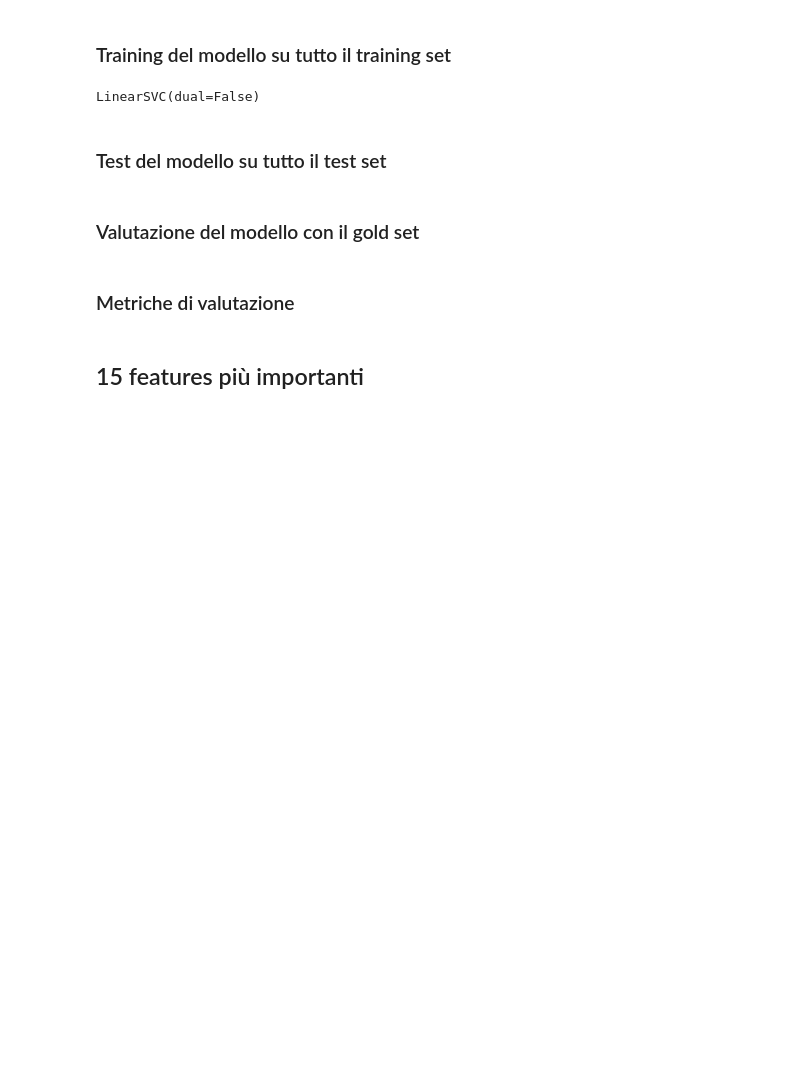
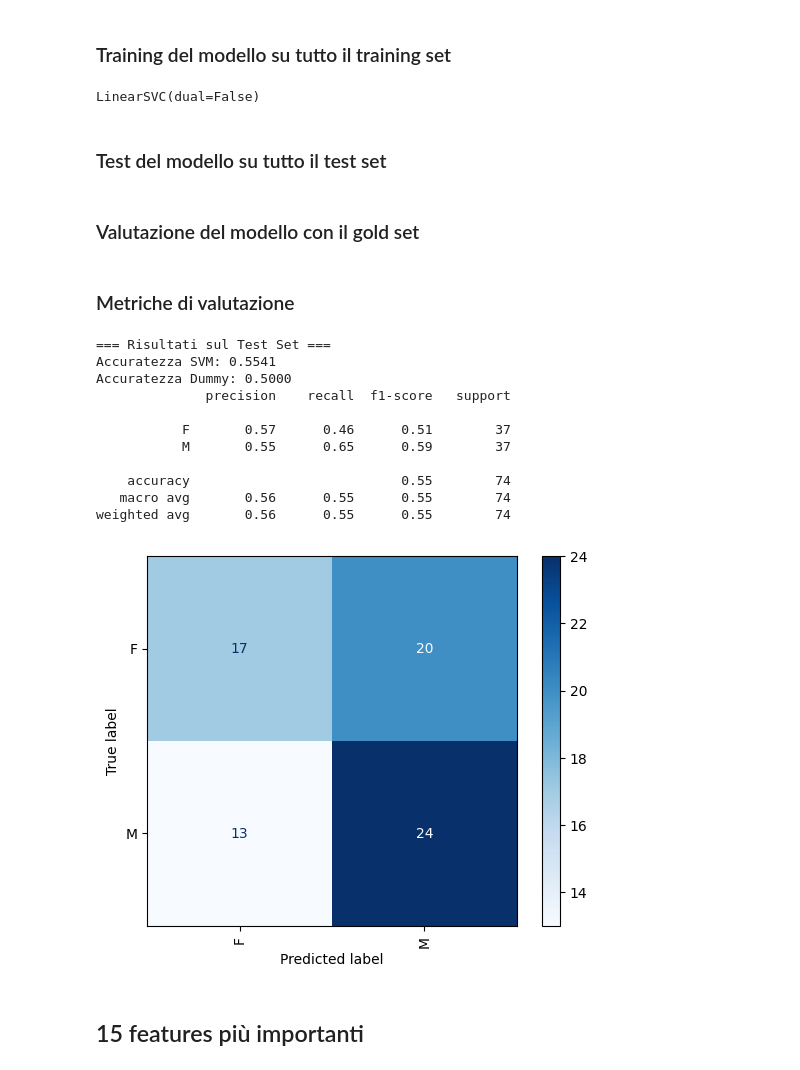
Before and after one commit to agnesecam/GxG_Camici, a Jupyter notebook: scripts/script_SVM_ProfilingUD/SVM_ProfilingUD_InGenre-DI.ipynb, the cells around one changed output. Saved outputs shown, nothing was run; the diff lists cells and outputs as text; code cells hidden in the pictures; blank space fills up the shorter version.

Commit message:
Riferimenti caption Tabelle e Figure

```diff
--- a/scripts/script_SVM_ProfilingUD/SVM_ProfilingUD_InGenre-DI.ipynb
+++ b/scripts/script_SVM_ProfilingUD/SVM_ProfilingUD_InGenre-DI.ipynb
@@ -274,18 +274,29 @@ merged_dummy_df = pd.merge(dummy_output, gold_df, on="ID")
 # %%
 # Calcoliamo le prestazioni
 accuracy = accuracy_score(merged_df["True_Gender"], merged_df["Predicted_Gender"])
 dummy_accuracy = accuracy_score(merged_dummy_df["True_Gender"], merged_dummy_df["Dummy_Gender"])
 
 print("\n=== Risultati sul Test Set ===")
 print(f"Accuratezza SVM: {accuracy:.4f}")
 print(f"Accuratezza Dummy: {dummy_accuracy:.4f}")
 print(classification_report(merged_df["True_Gender"], merged_df["Predicted_Gender"]))
-# support è il numero di campioni reali presenti per ciascuna classe
 
 # Matrice di Confusione
 ConfusionMatrixDisplay.from_predictions(
-    merged_df["True_Gender"], merged_df["Predicted_Gender"], xticks_rotation='vertical',
-);
+    merged_df["True_Gender"], merged_df["Predicted_Gender"], xticks_rotation='vertical',cmap='Blues');
+# %% [output]
+=== Risultati sul Test Set ===
+Accuratezza SVM: 0.5541
+Accuratezza Dummy: 0.5000
+              precision    recall  f1-score   support
+
+           F       0.57      0.46      0.51        37
+           M       0.55      0.65      0.59        37
+
+    accuracy                           0.55        74
+   macro avg       0.56      0.55      0.55        74
+weighted avg       0.56      0.55      0.55        74
+[figure, added]
 # %% [markdown]
 ## 15 features più importanti
 # %%
```
Also changed, not shown: parts of 9 cells of this notebook, 2 other files.
